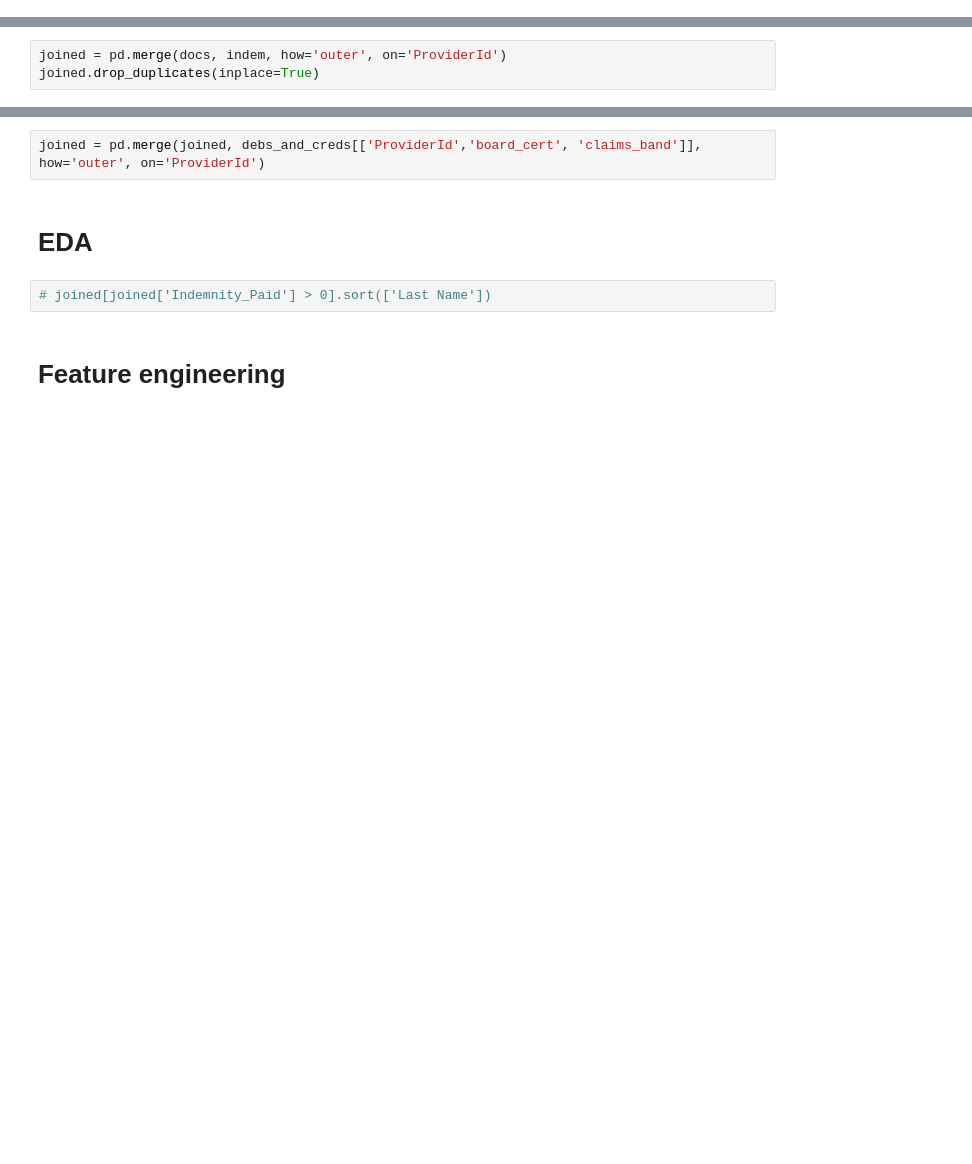
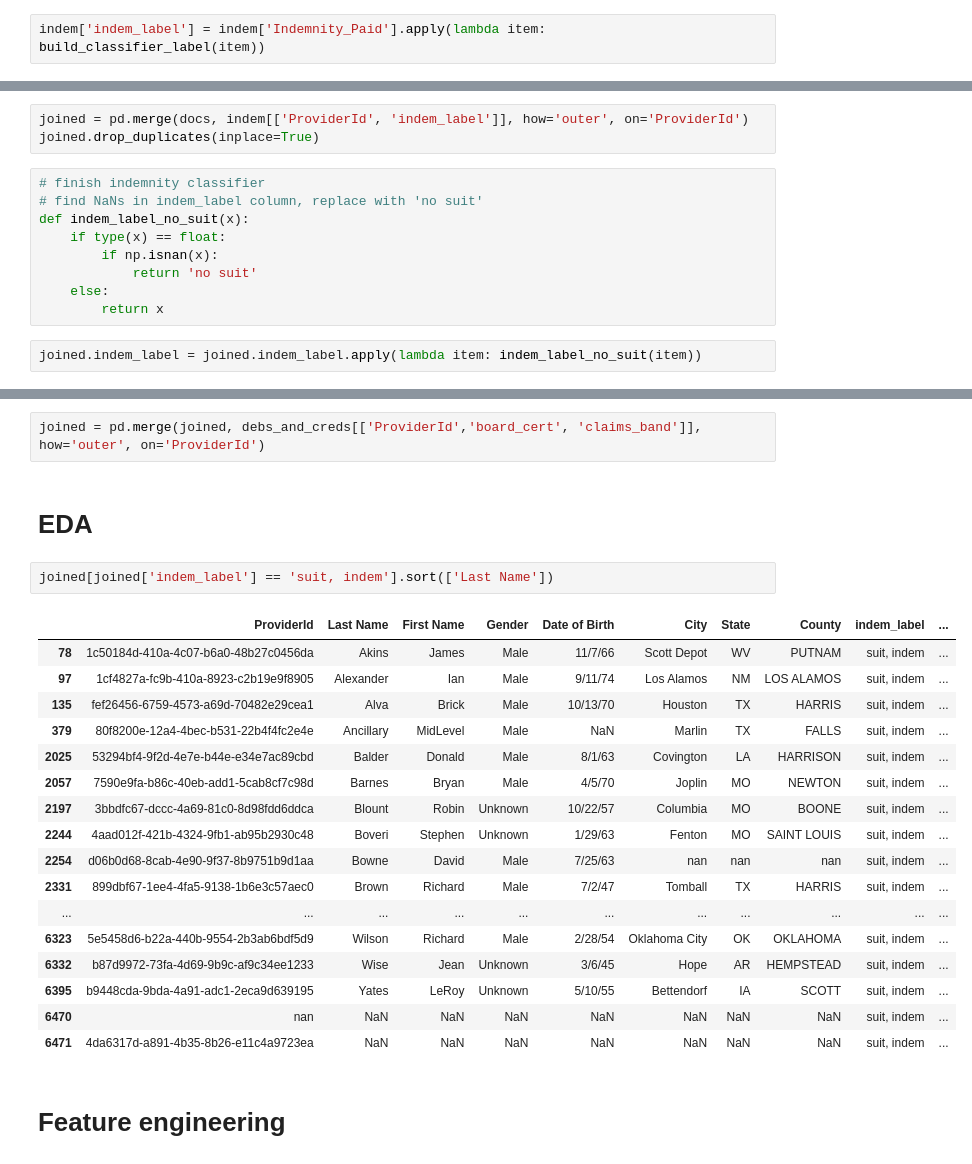
Before and after one commit to Sandy4321/Optimizing-Malpractice-Insurance, a Jupyter notebook: EDA.ipynb, the cells around one changed output, grey strips where cells are left out. Saved outputs shown, nothing was run; the diff lists cells and outputs as text; blank space fills up the shorter version.

Commit message:
build indemnity classifier

```diff
--- a/EDA.ipynb
+++ b/EDA.ipynb
@@ -46,0 +53,2 @@ See the caveats in the documentation: http://pandas.pydata.org/pandas-docs/stabl
+# %%
+indem['indem_label'] = indem['Indemnity_Paid'].apply(lambda item: build_classifier_label(item))
@@ -49,6 +63,17 @@ See the caveats in the documentation: http://pandas.pydata.org/pandas-docs/stabl
 # %%
-joined = pd.merge(docs, indem, how='outer', on='ProviderId')
+joined = pd.merge(docs, indem[['ProviderId', 'indem_label']], how='outer', on='ProviderId')
 joined.drop_duplicates(inplace=True)
+# %%
+# finish indemnity classifier
+# find NaNs in indem_label column, replace with 'no suit'
+def indem_label_no_suit(x):
+    if type(x) == float:
+        if np.isnan(x):
+            return 'no suit'
+    else:
+        return x
+# %%
+joined.indem_label = joined.indem_label.apply(lambda item: indem_label_no_suit(item))
 # %% [markdown]
 # Claims data
 #### building classifiers for BoardCredit and ClaimsBand, then merging with joined
@@ -86,7 +111,25 @@ joined = pd.merge(joined, debs_and_creds[['ProviderId','board_cert', 'claims_ban
 # %% [markdown]
 # EDA
 # %%
-# joined[joined['Indemnity_Paid'] > 0].sort(['Last Name'])
+joined[joined['indem_label'] == 'suit, indem'].sort(['Last Name'])
+# %% [output]
+|  | ProviderId | Last Name | First Name | Gender | Date of Birth | City | State | County | indem_label | ... |
+| 78 | 1c50184d-410a-4c07-b6a0-48b27c0456da | Akins | James | Male | 11/7/66 | Scott Depot | WV | PUTNAM | suit, indem | ... |
+| 97 | 1cf4827a-fc9b-410a-8923-c2b19e9f8905 | Alexander | Ian | Male | 9/11/74 | Los Alamos | NM | LOS ALAMOS | suit, indem | ... |
+| 135 | fef26456-6759-4573-a69d-70482e29cea1 | Alva | Brick | Male | 10/13/70 | Houston | TX | HARRIS | suit, indem | ... |
+| 379 | 80f8200e-12a4-4bec-b531-22b4f4fc2e4e | Ancillary | MidLevel | Male | NaN | Marlin | TX | FALLS | suit, indem | ... |
+| 2025 | 53294bf4-9f2d-4e7e-b44e-e34e7ac89cbd | Balder | Donald | Male | 8/1/63 | Covington | LA | HARRISON | suit, indem | ... |
+| 2057 | 7590e9fa-b86c-40eb-add1-5cab8cf7c98d | Barnes | Bryan | Male | 4/5/70 | Joplin | MO | NEWTON | suit, indem | ... |
+| 2197 | 3bbdfc67-dccc-4a69-81c0-8d98fdd6ddca | Blount | Robin | Unknown | 10/22/57 | Columbia | MO | BOONE | suit, indem | ... |
+| 2244 | 4aad012f-421b-4324-9fb1-ab95b2930c48 | Boveri | Stephen | Unknown | 1/29/63 | Fenton | MO | SAINT LOUIS | suit, indem | ... |
+| 2254 | d06b0d68-8cab-4e90-9f37-8b9751b9d1aa | Bowne | David | Male | 7/25/63 | nan | nan | nan | suit, indem | ... |
+| 2331 | 899dbf67-1ee4-4fa5-9138-1b6e3c57aec0 | Brown | Richard | Male | 7/2/47 | Tomball | TX | HARRIS | suit, indem | ... |
+| ... | ... | ... | ... | ... | ... | ... | ... | ... | ... | ... |
+| 6323 | 5e5458d6-b22a-440b-9554-2b3ab6bdf5d9 | Wilson | Richard | Male | 2/28/54 | Oklahoma City | OK | OKLAHOMA | suit, indem | ... |
+| 6332 | b87d9972-73fa-4d69-9b9c-af9c34ee1233 | Wise | Jean | Unknown | 3/6/45 | Hope | AR | HEMPSTEAD | suit, indem | ... |
+| 6395 | b9448cda-9bda-4a91-adc1-2eca9d639195 | Yates | LeRoy | Unknown | 5/10/55 | Bettendorf | IA | SCOTT | suit, indem | ... |
+| 6470 | nan | NaN | NaN | NaN | NaN | NaN | NaN | NaN | suit, indem | ... |
+| 6471 | 4da6317d-a891-4b35-8b26-e11c4a9723ea | NaN | NaN | NaN | NaN | NaN | NaN | NaN | suit, indem | ... |
 # %% [markdown]
 # Feature engineering
 # %%
```
Also changed, not shown: parts of 6 cells of this notebook.
